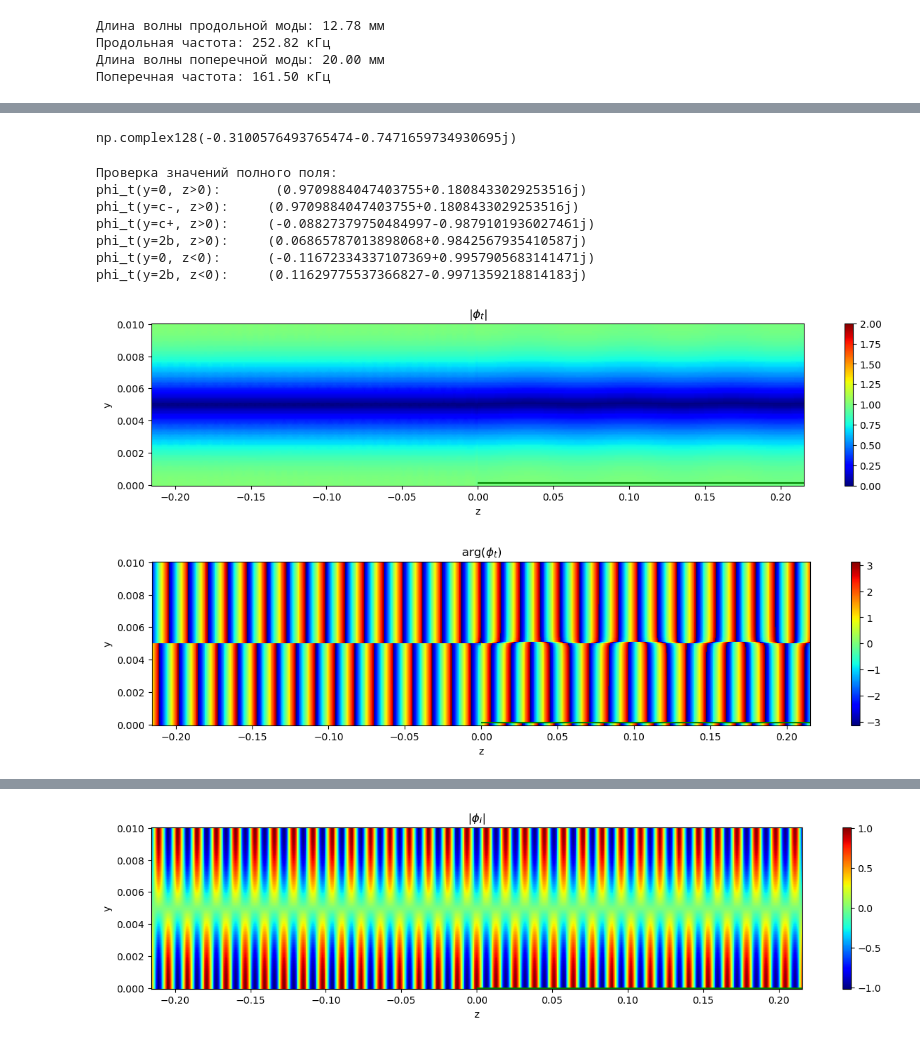
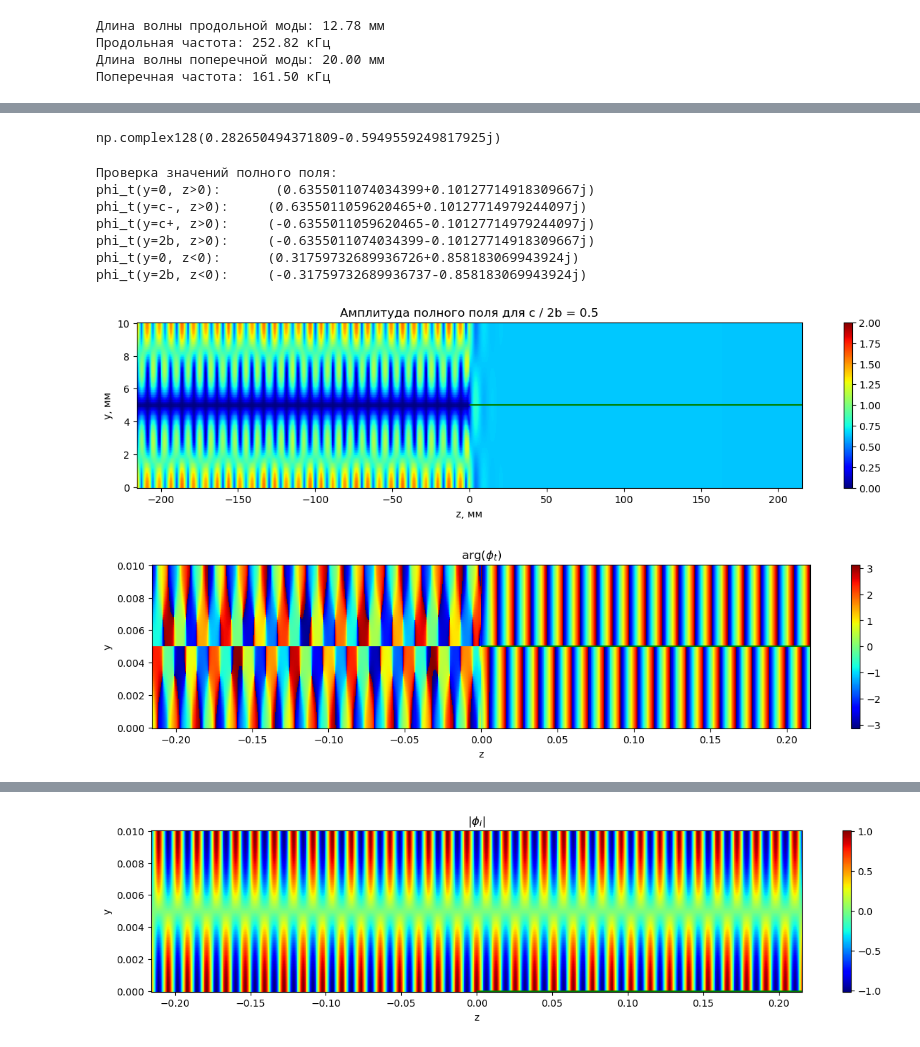
Before and after one commit to yarstek1/delamination_neumann, a Jupyter notebook: code/calculation.ipynb, the cells around one changed output, grey strips where cells are left out. Saved outputs shown, nothing was run; the diff lists cells and outputs as text; code cells hidden in the pictures.

```diff
--- a/code/calculation.ipynb
+++ b/code/calculation.ipynb
@@ -19,10 +20,10 @@ lmbd = c_t / f
 k = (2 * np.pi / lmbd) * (1 + 1e-4j)
 
 b = 0.5e-2
-c = 2 * b * 0.01         # положение расслоения
+c = 2 * b * 0.4         # положение расслоения
 d = 2 * b - c
 
-# Падающая вторая мода жёсткого волновода:
+# Падающая первая мода жёсткого волновода:
 #
 #     phi_i = cos(pi y / 2b) exp(i beta z),
 #
@@ -358,7 +359,7 @@ for i in range(y_c_index, len(y)):
 # %%
 phi_t[20,z_0_index+20]
 # %% [output]
-np.complex128(-0.3100576493765474-0.7471659734930695j)
+np.complex128(0.282650494371809-0.5949559249817925j)
 # %%
 # =========================
 # Простые проверки граничных условий
@@ -376,12 +377,12 @@ print('phi_t(y=0, z<0):     ', phi_i(0.0, zn) + phi_left(0.0, zn))
 print('phi_t(y=2b, z<0):    ', phi_i(2 * b, zn) + phi_left(2 * b, zn))
 # %% [output]
 Проверка значений полного поля:
-phi_t(y=0, z>0):       (0.9709884047403755+0.1808433029253516j)
-phi_t(y=c-, z>0):     (0.9709884047403755+0.1808433029253516j)
-phi_t(y=c+, z>0):     (-0.08827379750484997-0.9879101936027461j)
-phi_t(y=2b, z>0):     (0.06865787013898068+0.9842567935410587j)
-phi_t(y=0, z<0):      (-0.11672334337107369+0.9957905683141471j)
-phi_t(y=2b, z<0):     (0.11629775537366827-0.9971359218814183j)
+phi_t(y=0, z>0):       (0.6355011074034399+0.10127714918309667j)
+phi_t(y=c-, z>0):     (0.6355011059620465+0.10127714979244097j)
+phi_t(y=c+, z>0):     (-0.6355011059620465-0.10127714979244097j)
+phi_t(y=2b, z>0):     (-0.6355011074034399-0.10127714918309667j)
+phi_t(y=0, z<0):      (0.31759732689936726+0.858183069943924j)
+phi_t(y=2b, z<0):     (-0.31759732689936737-0.858183069943924j)
 # %%
 # =========================
 # Визуализация
@@ -395,13 +396,13 @@ if height < 3:
 Z, Y = np.meshgrid(z, y)
 # %%
 plt.figure(figsize=(width, height))
-plt.pcolormesh(Z, Y, np.abs(phi_t), cmap='jet', shading='auto')
-plt.hlines(c.real, 0, z_max, color='green')
+plt.title(f'Амплитуда полного поля для с / 2b = {c/(2*b)}')
+plt.pcolormesh(Z * 1000, Y * 1000, np.abs(phi_t), cmap='jet', shading='auto')
+plt.hlines(c.real * 1000, 0, z_max * 1000, color='green')
 plt.colorbar()
 plt.clim(0, 2.0)
-plt.xlabel('z')
-plt.ylabel('y')
-plt.title(r'$|\phi_t|$')
+plt.xlabel('z, мм')
+plt.ylabel('y, мм')
 plt.show()
 # %% [output]
-[figure, old version]
+[figure, new version]
@@ -415,6 +424,6 @@ plt.ylabel('y')
 plt.title(r'$\arg(\phi_t)$')
 plt.show()
 # %% [output]
-[figure, old version]
+[figure, new version]
 # %%
 plt.figure(figsize=(width, height))
```
Also changed, not shown: parts of 10 cells of this notebook, 12 other files.
